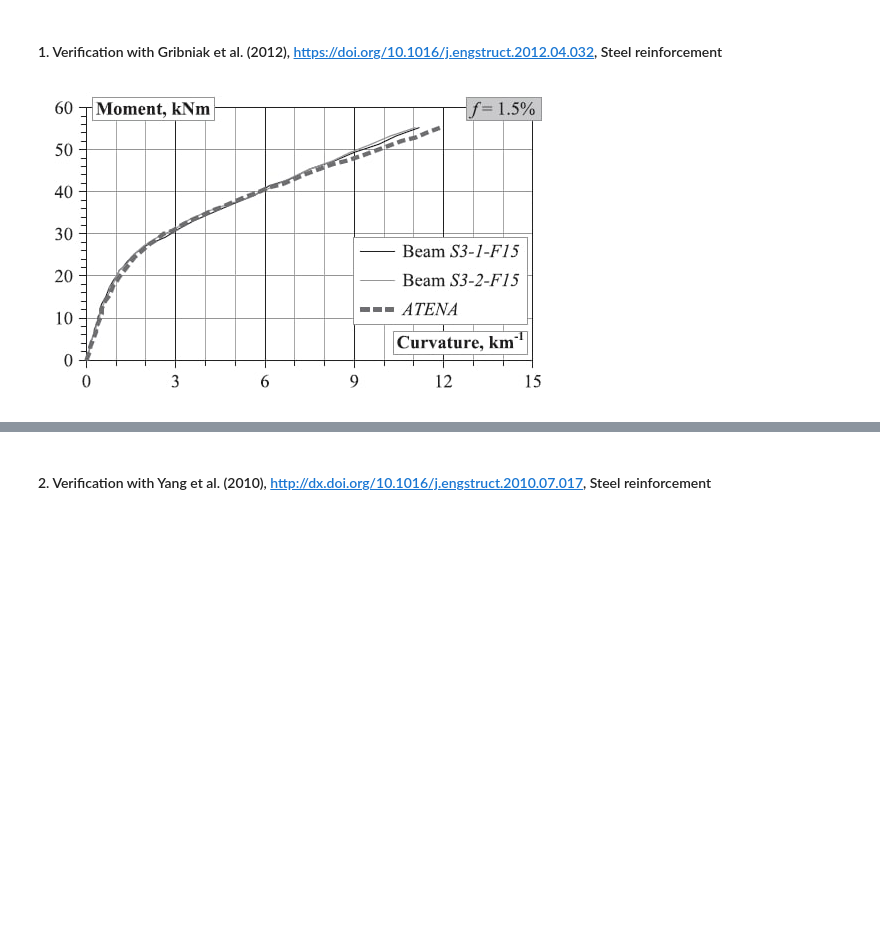
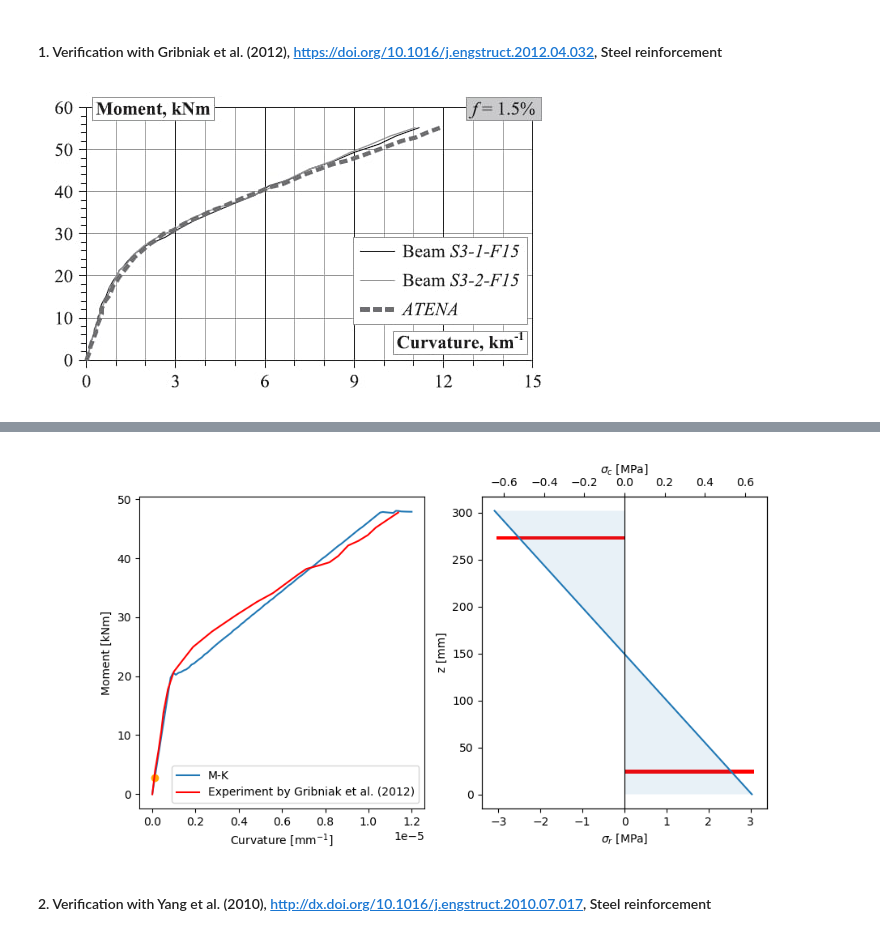
Before and after one commit to rosoba/bmcs_cross_section, a Jupyter notebook: notebooks/mkappa/mkappa_verification.ipynb, the cells around one changed output, grey strips where cells are left out. Drawn from its saved outputs; the diff is of its cells as text; code cells hidden in the pictures; blank space fills up the shorter version.

```diff
--- a/notebooks/mkappa/mkappa_verification.ipynb
+++ b/notebooks/mkappa/mkappa_verification.ipynb
@@ -114,35 +215,33 @@ Canvas(toolbar=Toolbar(toolitems=[('Home', 'Reset original view', 'home', 'home'
 # %%
-# Beam S3-1-F15
-excel_file = join('verification_data', 'Gribniak2012', 'fig_6.xlsx')
-data = pd.read_excel(excel_file, engine='openpyxl')
-k= data['S3_1_F15_Curvature']
-m= data['S3_1_F15_Moment']
-ver_data = [k, m]
+# Beam S3_1_F05
+ver_data = get_data(element1='./verification_data/Gribniak2012/', xlsx_file='fig_6.xlsx', k='S3_1_F05_Curvature', m='S3_1_F05_Moment')
 
 mc = MKappa(low_kappa = 0, high_kappa = 12e-6)
 mc.cs_design.matrix='piecewise linear'
 mc.cs_design.matrix_.trait_set(
-        E_cc=34000,
-        E_ct=34000,
-        mu=0.7,
+        E_cc=35000,
+        E_ct=35000,
+        mu=0.42,
         eps_cr=0.000132,
         eps_cy=0.00175,
         eps_cu=0.0035,
-        eps_tu=0.0023
+        eps_tu=0.0025
     )
 
-d = 272
-b = 300
-h = 279
-a_2 = 26
+d = 278
+b = 278
+h = 302
+a_2 = 29
 mc.cross_section_shape_.B = b
 mc.cross_section_shape_.H = h
 bl1 = ReinfLayer(name='layer1', z=h-d, A=235)
 bl2 = ReinfLayer(name='layer2', z=h-a_2, A=56)
 bl1.matmod_.trait_set(E_s=202800, f_sy=560)
 bl2.matmod_.trait_set(E_s=202800, f_sy=560)
 mc.cross_section_layout.add_layer(bl1)
 mc.cross_section_layout.add_layer(bl2)
 
-# plot_mk_ver(mc, ver_data, 'Gribniak et al. (2012)')
-plot_mk_ver_on_ax(ax_gri, 'V$_\mathrm{f}$ = 1.5%', mc, ver_data)
+plot_mk_ver(mc, ver_data, 'Gribniak et al. (2012)')
+#plot_mk_ver_on_ax(ax_gri, 'V$_\mathrm{f}$ = 0.5%', mc, ver_data)
+# %% [output]
+[figure, added]
```
Also changed, not shown: parts of 13 cells of this notebook.
